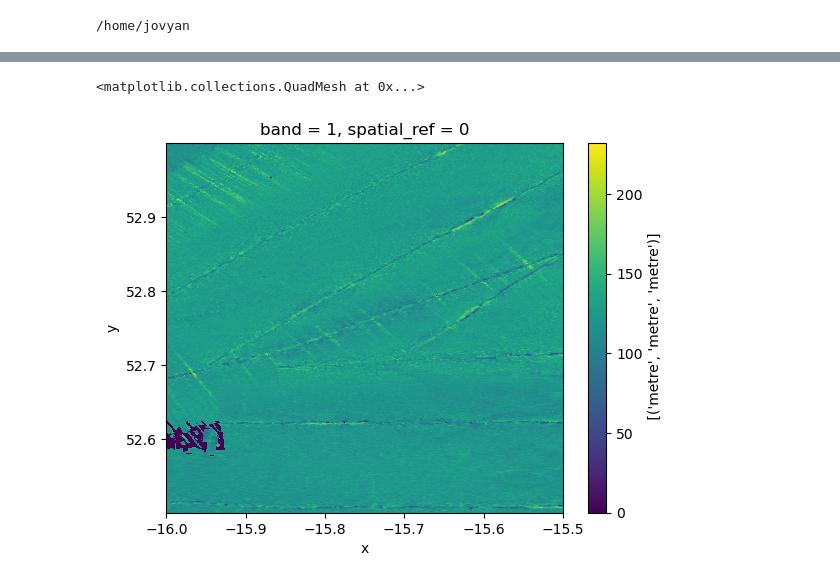
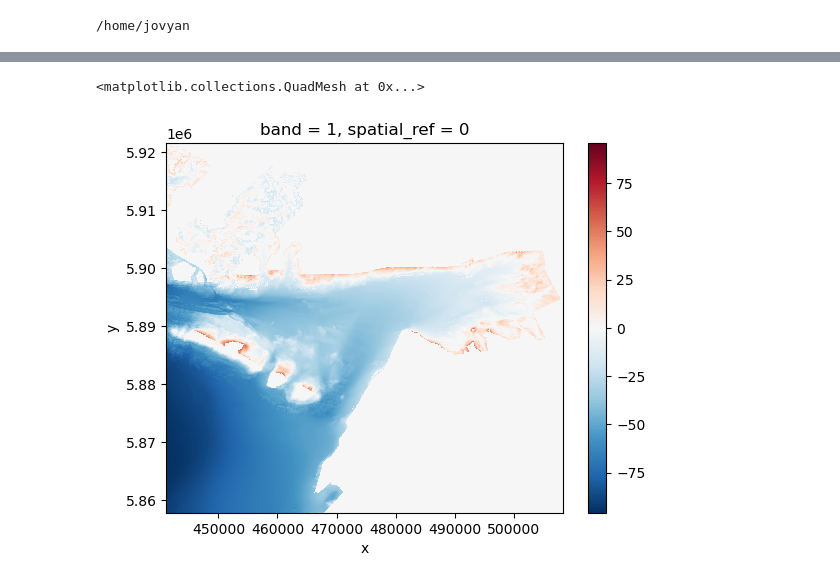
Before and after one commit to oceanhackweek/ohw23-proj-habitatmapping, a Jupyter notebook: ReadData.ipynb, the cells around one changed output, grey strips where cells are left out. Saved outputs shown, nothing was run; the diff lists cells and outputs as text; code cells hidden in the pictures.

Commit message:
Open Galway Tif files

```diff
--- a/ReadData.ipynb
+++ b/ReadData.ipynb
@@ -7,4 +7,7 @@ import numpy as np
 cd /home/jovyan
 # %% [output]
 /home/jovyan
+# %%
+bathy=rioxarray.open_rasterio('ohw23-proj-habitatmapping/data/BA_Galway10m.tif')
+backs=rioxarray.open_rasterio('ohw23-proj-habitatmapping/data/BS_Galway10m.tif')
 # %%
@@ -55,5 +22,5 @@ Attributes:
 # %%
-rdssmall.sel(band=1).plot()
+bathy.sel(band=1).plot()
 # %% [output]
 <matplotlib.collections.QuadMesh at 0x...>
-[figure, old version]
+[figure, new version]
```
Also changed, not shown: parts of 7 cells of this notebook.
